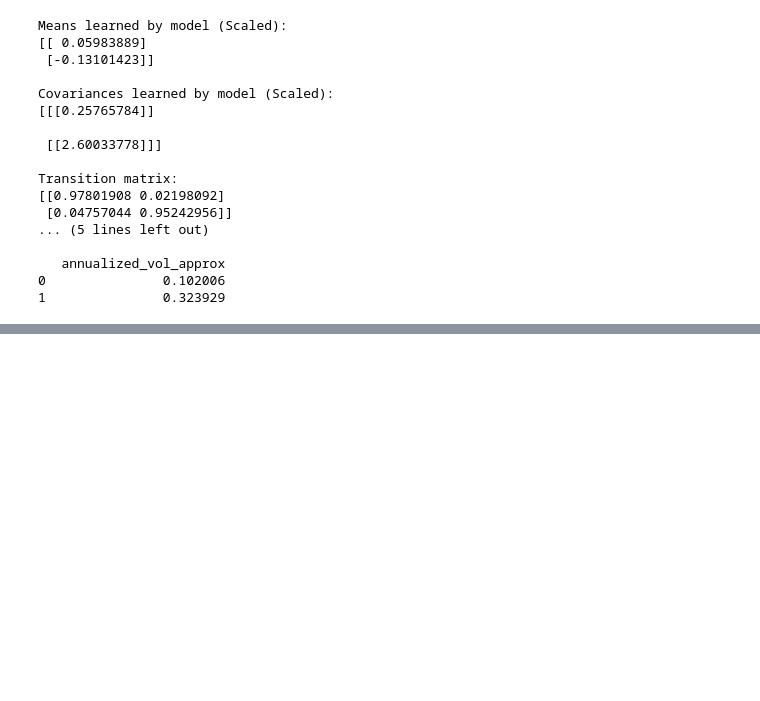
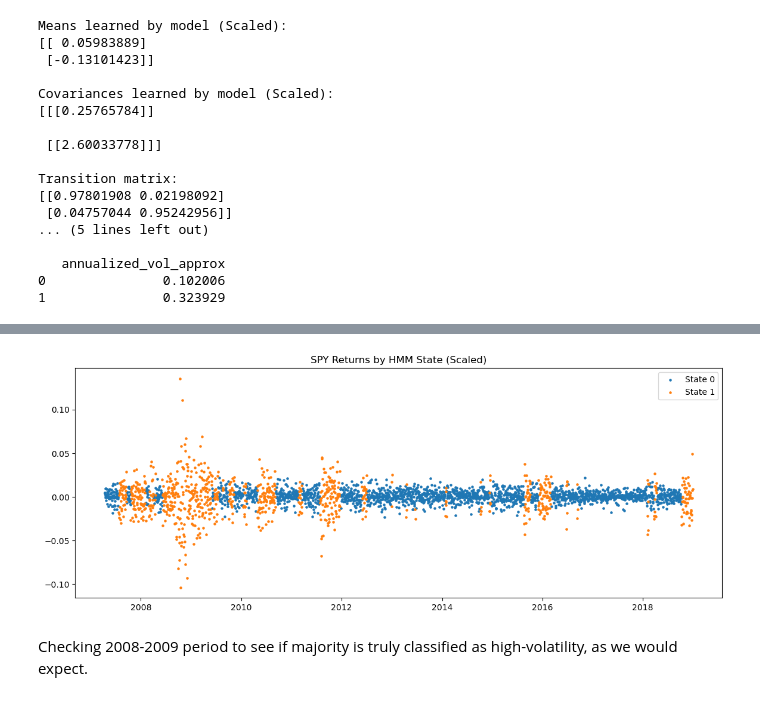
Before and after one commit to LTam2024/hmmRegimeDetect, a Jupyter notebook: regimeDetect.ipynb, the cells around one changed output, grey strips where cells are left out. Drawn from its saved outputs; the diff is of its cells as text; code cells hidden in the pictures; blank space fills up the shorter version.

```diff
--- a/regimeDetect.ipynb
+++ b/regimeDetect.ipynb
@@ -141,0 +152,17 @@ Transition matrix:
+# %%
+plt.figure(figsize=(14, 5))
+for s in [0, 1]:
+    mask = stateDfScaled["state"] == s
+    plt.scatter(
+        stateDfScaled.index[mask],
+        stateDfScaled.loc[mask, "SPY_ret"],
+        s=5,
+        label=f"State {s}"
+    )
+plt.legend()
+plt.title("SPY Returns by HMM State (Scaled)")
+plt.show()
+# %% [output]
+[figure, added]
+# %% [markdown]
+Checking 2008-2009 period to see if majority is truly classified as high-volatility, as we would expect.
```
Also changed, not shown: parts of 18 cells of this notebook, 8 other files.
